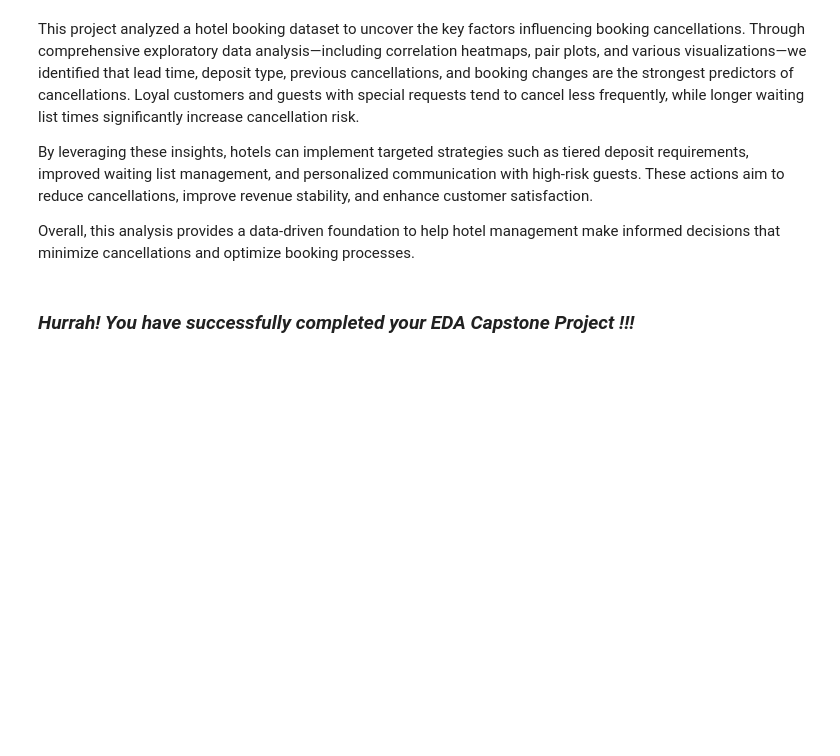
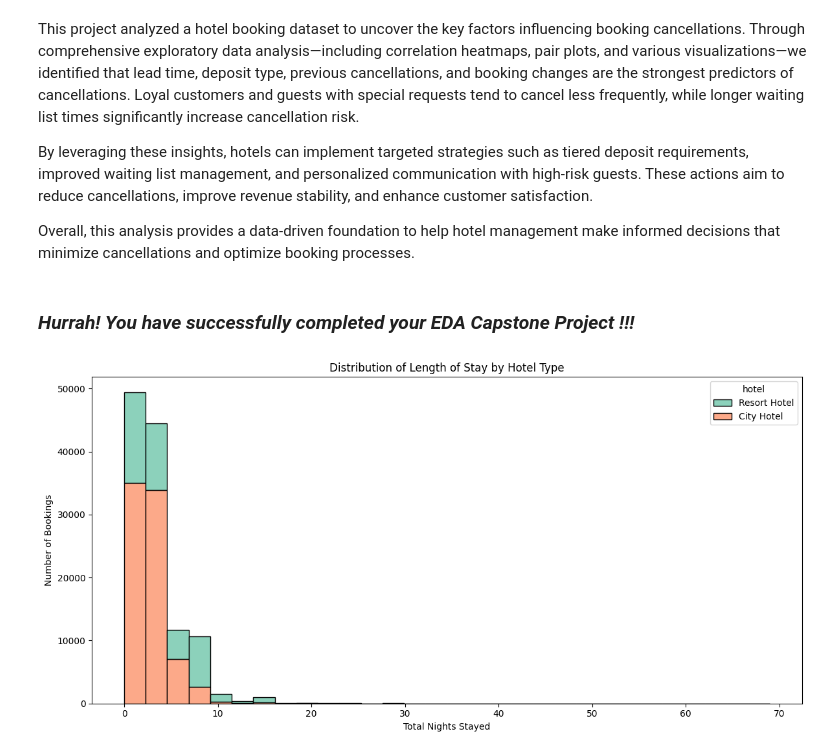
Before and after one commit to Aanya05gautam/Hotel-Booking-EDA, a Jupyter notebook: Hotel_Booking_EDA_Capstone_Project_.ipynb, the cells around one changed output. Drawn from its saved outputs; the diff is of its cells as text; code cells hidden in the pictures; blank space fills up the shorter version.

```diff
--- a/Hotel_Booking_EDA_Capstone_Project_.ipynb
+++ b/Hotel_Booking_EDA_Capstone_Project_.ipynb
@@ -1211,3 +1218,32 @@ By leveraging these insights, hotels can implement targeted strategies such as t
 Overall, this analysis provides a data-driven foundation to help hotel management make informed decisions that minimize cancellations and optimize booking processes.
 # %% [markdown]
 ### ***Hurrah! You have successfully completed your EDA Capstone Project !!!***
+# %%
+# Add a few useful columns if they don't exist
+if 'total_stay' not in df.columns:
+  df['total_stay'] = df['stays_in_weekend_nights'] + df['stays_in_week_nights']
+
+import matplotlib.pyplot as plt
+import seaborn as sns
+
+plt.figure(figsize=(12,6))
+
+# Seaborn handles the legend automatically with hue
+sns.histplot(
+    data=df,
+    x='total_stay',
+    hue='hotel',
+    bins=30,
+    multiple='stack',
+    palette='Set2'
+)
+
+plt.title('Distribution of Length of Stay by Hotel Type')
+plt.xlabel('Total Nights Stayed')
+plt.ylabel('Number of Bookings')
+
+# No need to call plt.legend() — Seaborn does it automatically
+plt.tight_layout()
+plt.show()
+# %% [output]
+[figure, added]
```
Also changed, not shown: parts of 5 cells of this notebook.
